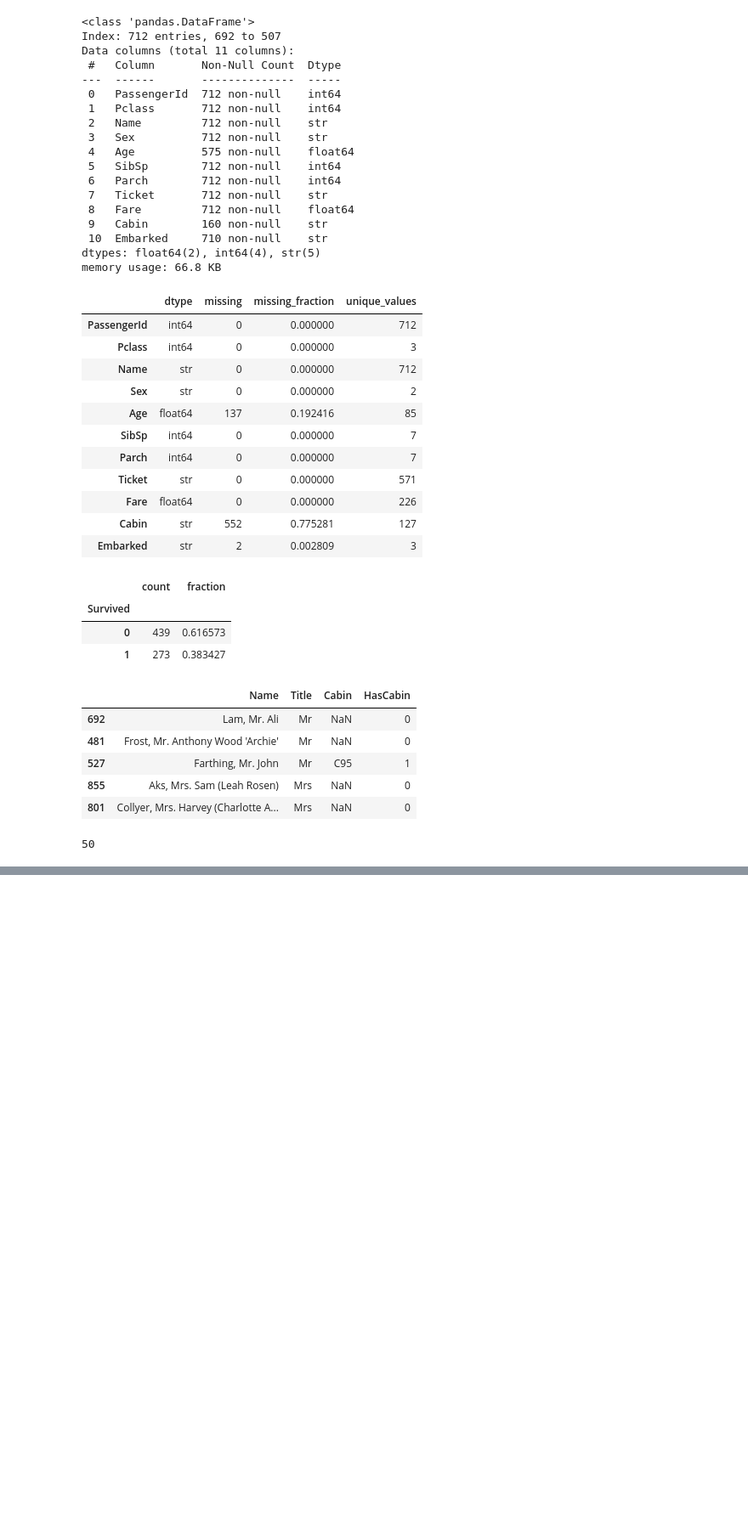
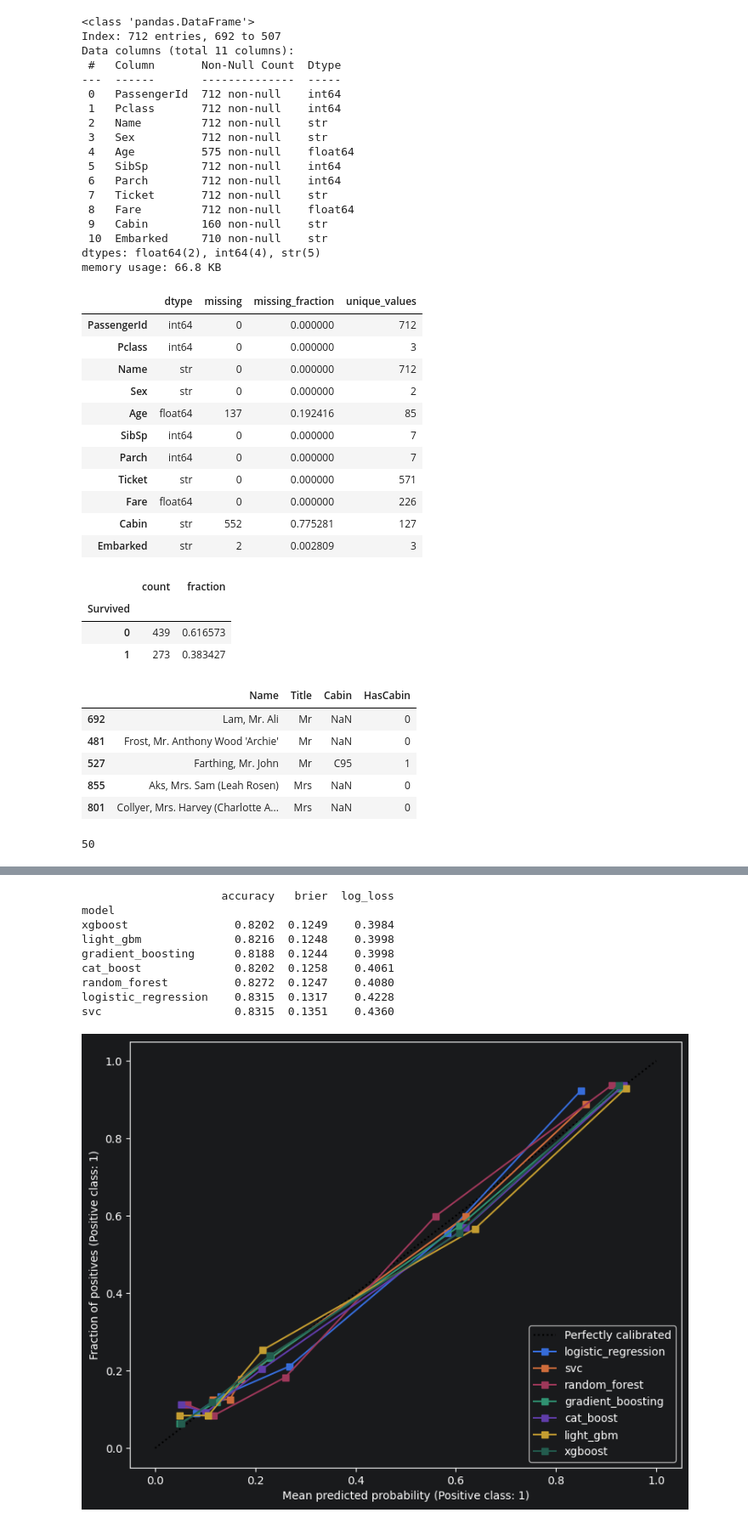
Before and after one commit to koljaPl/ml-problems, a Jupyter notebook: training/titanic/main_2.ipynb, the cells around one changed output, grey strips where cells are left out. Shown at 85% size. Drawn from its saved outputs; the diff is of its cells as text; code cells hidden in the pictures; blank space fills up the shorter version.

```diff
--- a/training/titanic/main_2.ipynb
+++ b/training/titanic/main_2.ipynb
@@ -1,6 +12,8 @@
 # %%
 # Init
 
+import json
+from time import perf_counter
 from pathlib import Path
 from urllib.request import urlretrieve
 
@@ -21,15 +34,21 @@ from sklearn.model_selection import cross_val_score, StratifiedKFold
 from sklearn.model_selection import RepeatedStratifiedKFold
 from sklearn.svm import SVC
 from sklearn.ensemble import RandomForestClassifier, HistGradientBoostingClassifier
-from sklearn.model_selection import GridSearchCV
 from sklearn.metrics import ConfusionMatrixDisplay
 
 RANDOM_STATE = 42
 VALIDATION_SIZE = 0.2
 N_REPEATS = 10
+SEARCH_ITERATIONS = 10
+N_JOBS = 2
 
-DATA_DIR = Path("datasets/titanic")
-OUTPUT_DIR = Path("outputs/titanic")
+# Support running from either the repository root or the notebook directory.
+if (Path.cwd() / "training/titanic").is_dir():
+    TITANIC_DIR = Path.cwd() / "training/titanic"
+else:
+    TITANIC_DIR = Path.cwd()
+DATA_DIR = TITANIC_DIR / "datasets/titanic"
+OUTPUT_DIR = TITANIC_DIR / "outputs/titanic"
 
 NUMERIC_FEATURES = [
     "Age",
@@ -432,0 +417,49 @@ logistic_regression                             {'classifier__C': 1.0}
+# %%
+from sklearn.calibration import CalibrationDisplay
+from sklearn.metrics import (
+    accuracy_score,
+    brier_score_loss,
+    log_loss,
+)
+
+rows = []
+fig, ax = plt.subplots(figsize=(9, 7))
+
+for name in oof_probabilities:
+    p = oof_probabilities[name].to_numpy()
+
+    rows.append({
+        "model": name,
+        "accuracy": accuracy_score(y_train, p >= 0.5),
+        "brier": brier_score_loss(y_train, p),
+        "log_loss": log_loss(y_train, p),
+    })
+
+    CalibrationDisplay.from_predictions(
+        y_train,
+        p,
+        n_bins=5,
+        strategy="quantile",
+        name=name,
+        ax=ax,
+    )
+
+quality = (
+    pd.DataFrame(rows)
+    .set_index("model")
+    .sort_values("log_loss")
+)
+
+print(quality.round(4))
+plt.show()
+# %% [output]
+                     accuracy   brier  log_loss
+model
+xgboost                0.8202  0.1249    0.3984
+light_gbm              0.8216  0.1248    0.3998
+gradient_boosting      0.8188  0.1244    0.3998
+cat_boost              0.8202  0.1258    0.4061
+random_forest          0.8272  0.1247    0.4080
+logistic_regression    0.8315  0.1317    0.4228
+svc                    0.8315  0.1351    0.4360
+[figure, added]
```
Also changed, not shown: parts of 20 cells of this notebook, 1 other file.
